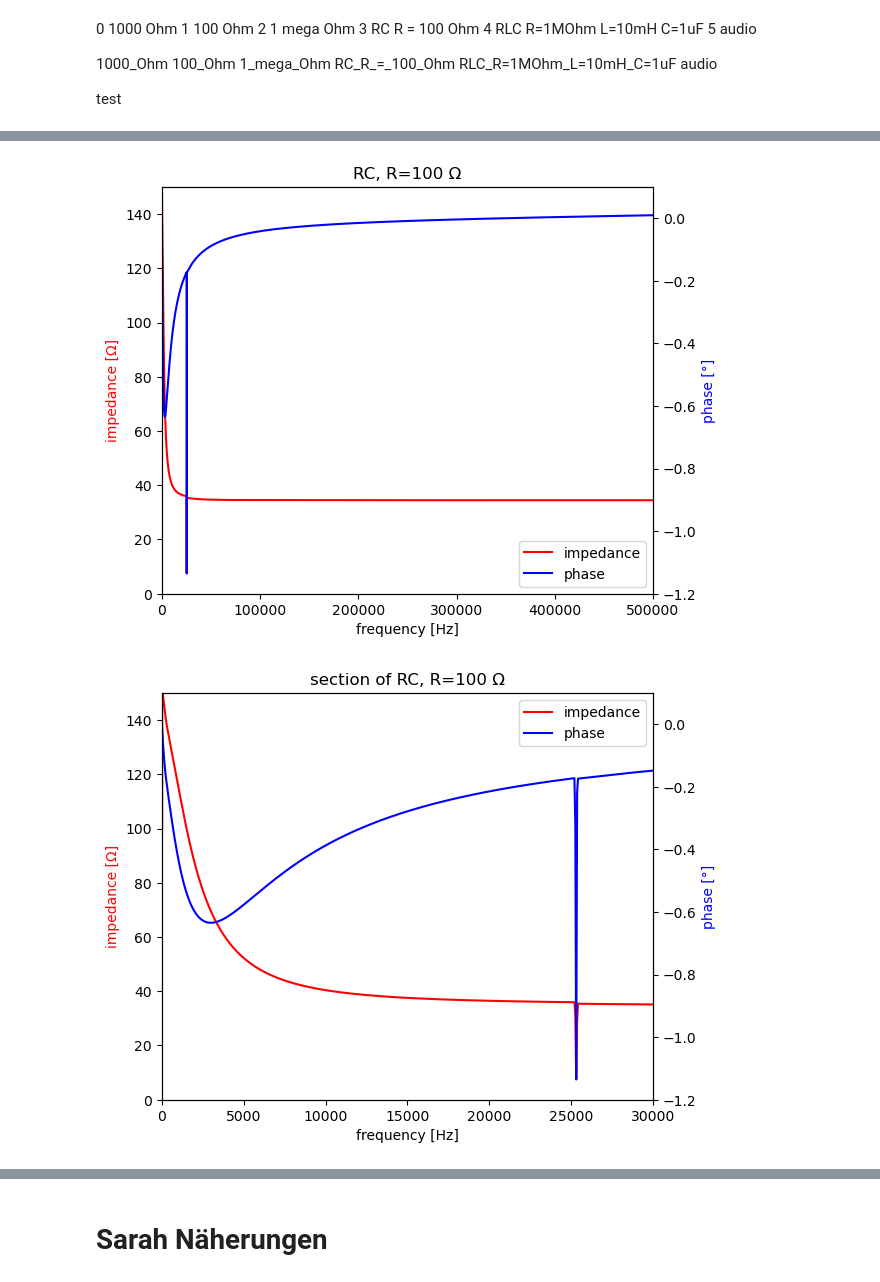
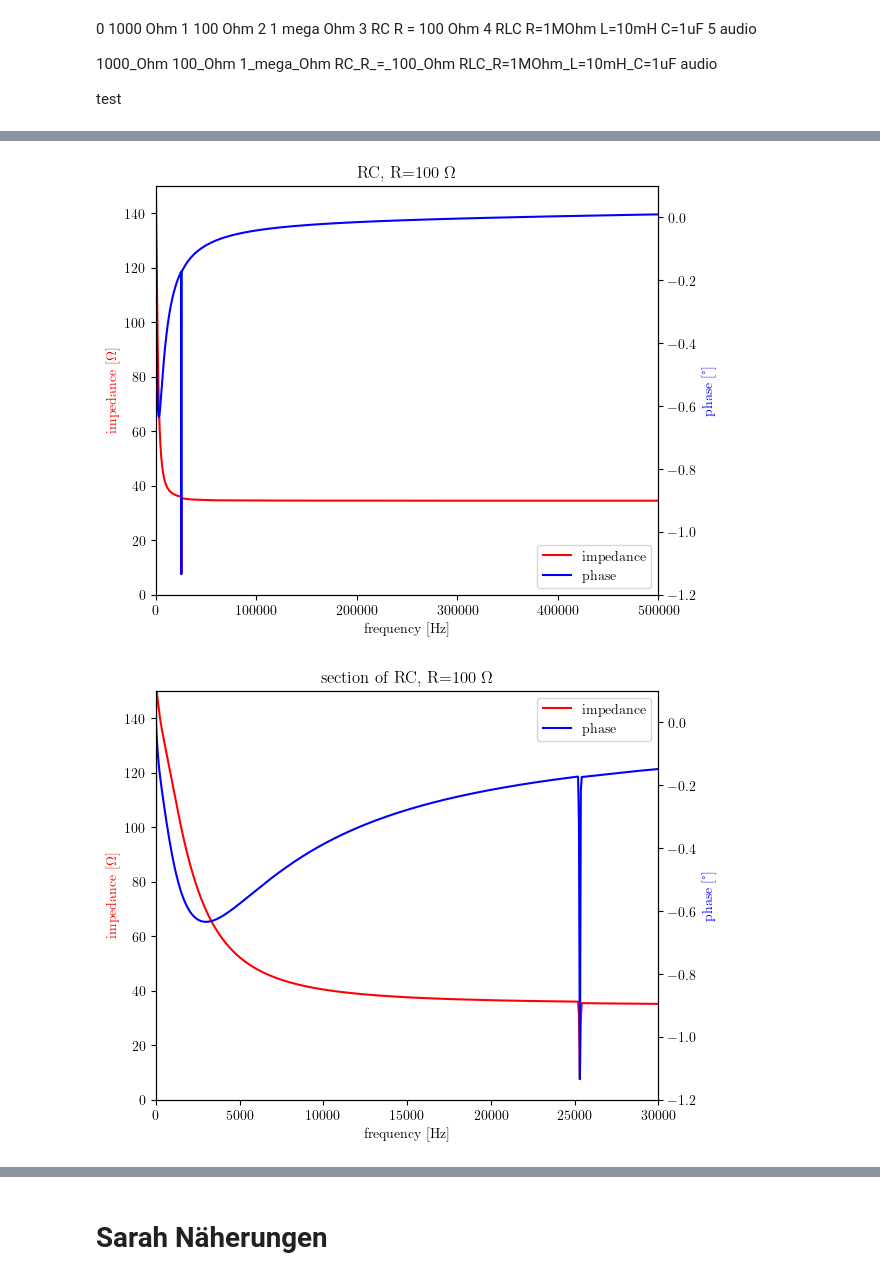
Before and after one commit to gravity225/impedanz, a Jupyter notebook: impedanz.ipynb, the cells around one changed output, grey strips where cells are left out. Cells and saved outputs as stored; diff of their text form; code cells hidden in the pictures.

```diff
--- a/impedanz.ipynb
+++ b/impedanz.ipynb
@@ -74,6 +74,13 @@ data = pd.read_csv("impedanz_data.csv")
 
 import numpy as np
 import matplotlib.pyplot as plt
+
+# Enable LaTeX rendering
+plt.rcParams['text.usetex'] = True
+plt.rcParams['font.family'] = 'serif'
+plt.rcParams['font.serif'] = 'Computer Modern Roman'
+plt.rcParams['text.latex.preamble'] = r'\usepackage{amsmath}'
+
 
 # plot with two axes
 def plot_with_two_axes(data_x,data_y_one, data_y_two, name_x, name_y1, name_y2, plot_title="title", filename_to_save="LOL.pdf", xmin=0, xmax=500000, ymin1=0, ymax1=1000, ymin2=-2, ymax2=1):
@@ -174,28 +181,28 @@ plot_with_two_axes(two_data2, two_data1, two_data3, x1,y1,y2, "1 mega Ω", "two"
 # three_data3 = data.three_phasez
 
 x1 = "frequency [Hz]"
-y1 = "impedance [Ω]"
+y1 = "impedance [$\Omega$]"
 y2 = "phase [°]"
 #plot_with_two_axes(three_data2, three_data1, three_data3, x1,y1,y2, "RC, R=100 Ω", "three", xmax=500000, ymin1=0, ymax1=150, ymin2=-1.2, ymax2=0)
 # plot_with_two_axes(three_data2, three_data1, three_data3, x1,y1,y2, "RC, R=100 Ω", "three") #, xmax=500000, ymin1=0, ymax1=150, ymin2=-1.2, ymax2=0)
 # xmin=0, xmax=500000, ymin1=0, ymax1=1000, ymin2=-2, ymax2=1
-plot_with_two_axes(three_data2, three_data1, three_data3, x1,y1,y2, "RC, R=100 Ω", "three", xmin=0, xmax=500000, ymin1=0, ymax1=150, ymin2=-1.2, ymax2=0.1)
+plot_with_two_axes(three_data2, three_data1, three_data3, x1,y1,y2, "RC, R=100 $\Omega$", "three", xmin=0, xmax=500000, ymin1=0, ymax1=150, ymin2=-1.2, ymax2=0.1)
 # %% [output]
-[figure, old version]
+[figure, new version]
 # %%
 # three_data1 = data.three_absz
 # three_data2 = data.three_frequency
 # three_data3 = data.three_phasez
 
 x1 = "frequency [Hz]"
-y1 = "impedance [Ω]"
+y1 = "impedance [$\Omega$]"
 y2 = "phase [°]"
 #plot_with_two_axes(three_data2, three_data1, three_data3, x1,y1,y2, "RC, R=100 Ω", "three", xmax=500000, ymin1=0, ymax1=150, ymin2=-1.2, ymax2=0)
 # plot_with_two_axes(three_data2, three_data1, three_data3, x1,y1,y2, "RC, R=100 Ω", "three") #, xmax=500000, ymin1=0, ymax1=150, ymin2=-1.2, ymax2=0)
 # xmin=0, xmax=500000, ymin1=0, ymax1=1000, ymin2=-2, ymax2=1
-plot_with_two_axes(three_data2, three_data1, three_data3, x1,y1,y2, "section of RC, R=100 Ω", "three_more_specific", xmin=0, xmax=30000, ymin1=0, ymax1=150, ymin2=-1.2, ymax2=0.1)
+plot_with_two_axes(three_data2, three_data1, three_data3, x1,y1,y2, "section of RC, R=100 $\Omega$", "three_more_specific", xmin=0, xmax=30000, ymin1=0, ymax1=150, ymin2=-1.2, ymax2=0.1)
 # %% [output]
-[figure, old version]
+[figure, new version]
 # %%
 # four_data1 = data.four_absz
 # four_data2 = data.four_frequency
```
Also changed, not shown: parts of 13 cells of this notebook.
